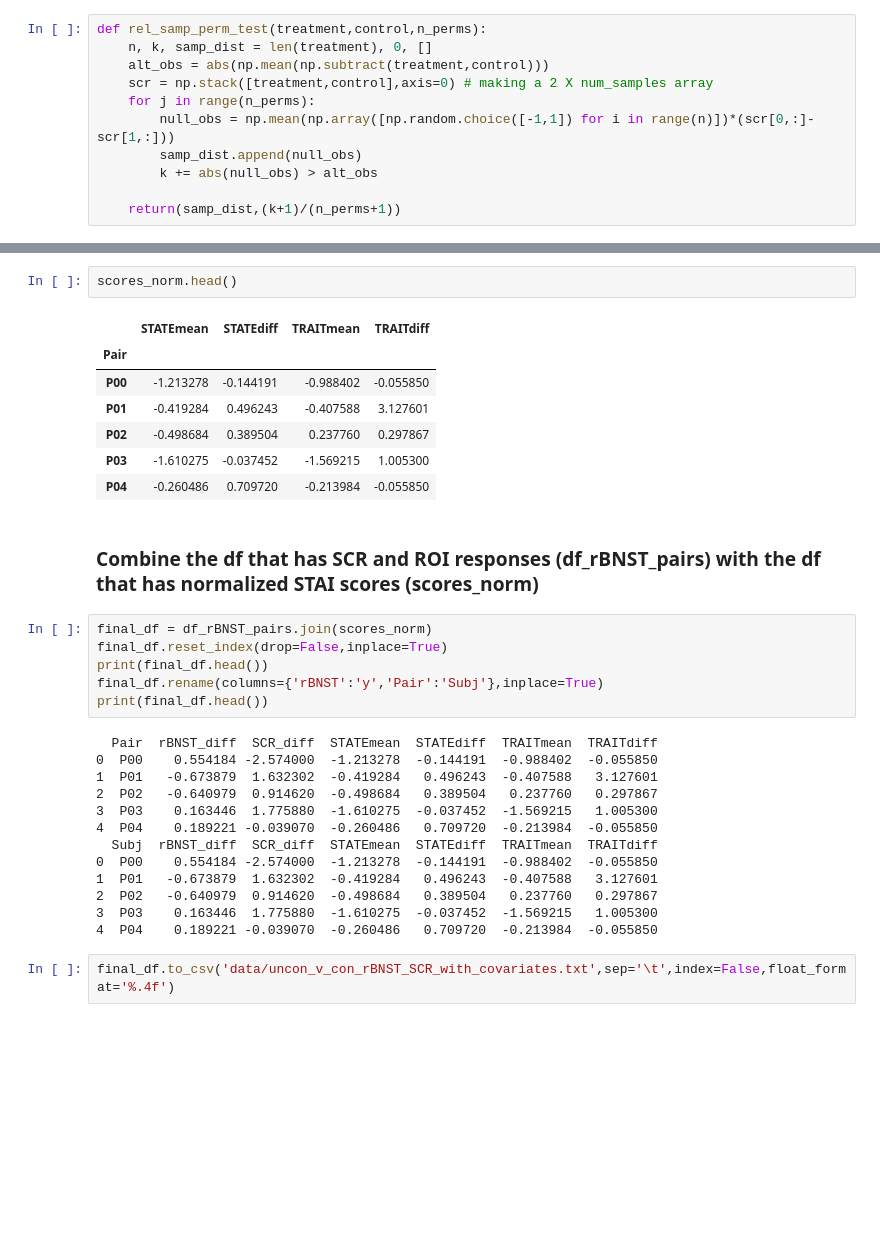
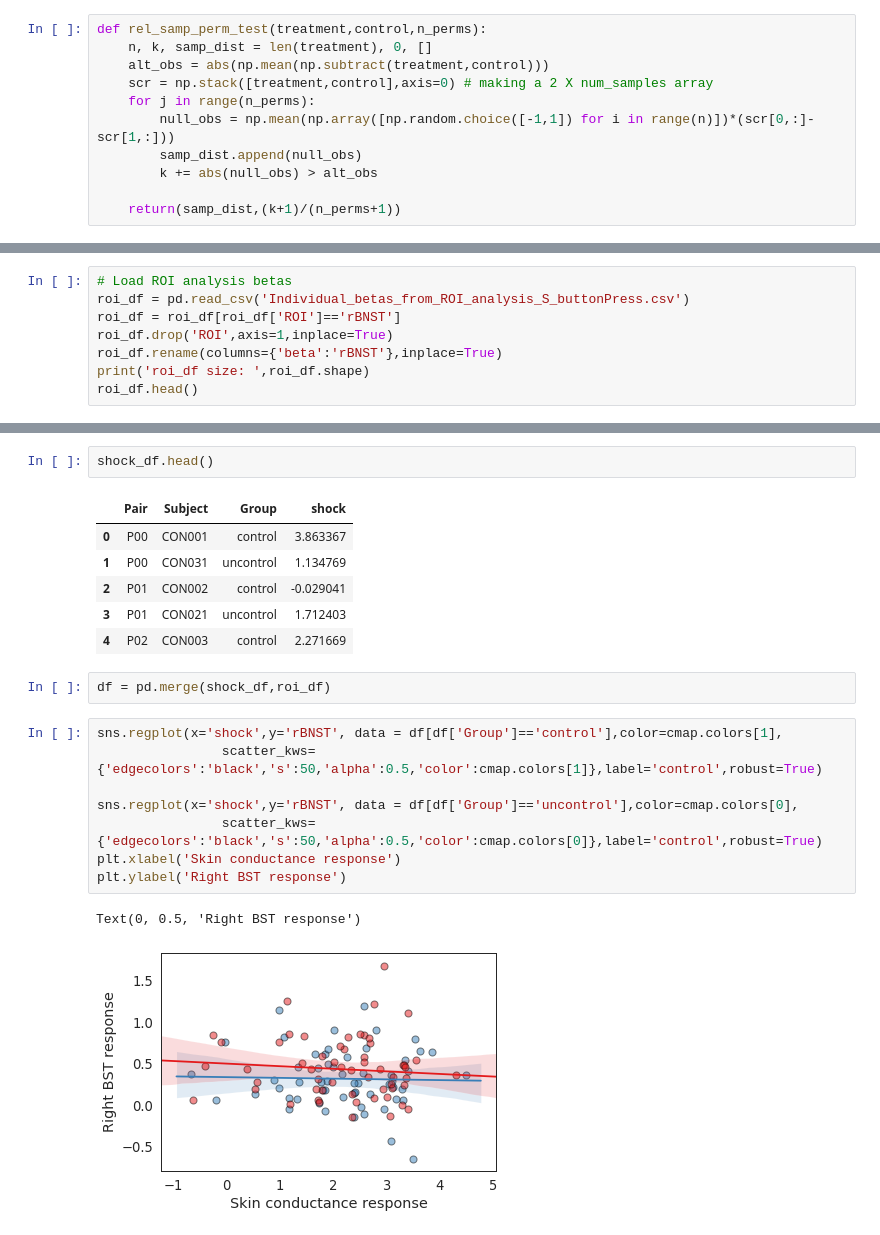
Before and after one commit to chirag90in/eCON_old, a Jupyter notebook: eCON/06b-SCR_analysis.ipynb, the cells around one changed output, grey strips where cells are left out. Drawn from its saved outputs; the diff is of its cells as text; blank space fills up the shorter version.

```diff
--- a/eCON/06b-SCR_analysis.ipynb
+++ b/eCON/06b-SCR_analysis.ipynb
@@ -287,0 +245,8 @@ scores_norm = pd.DataFrame(ss.fit_transform(new_score_df[[('STATE', 'mean'),('ST
+# %%
+# Load ROI analysis betas
+roi_df = pd.read_csv('Individual_betas_from_ROI_analysis_S_buttonPress.csv')
+roi_df = roi_df[roi_df['ROI']=='rBNST']
+roi_df.drop('ROI',axis=1,inplace=True)
+roi_df.rename(columns={'beta':'rBNST'},inplace=True)
+print('roi_df size: ',roi_df.shape)
+roi_df.head()
@@ -288,33 +261,22 @@ scores_norm = pd.DataFrame(ss.fit_transform(new_score_df[[('STATE', 'mean'),('ST
 # %%
-scores_norm.head()
+shock_df.head()
 # %% [output]
-|  | STATEmean | STATEdiff | TRAITmean | TRAITdiff |
-| Pair |  |  |  |  |
-| P00 | -1.213278 | -0.144191 | -0.988402 | -0.055850 |
-| P01 | -0.419284 | 0.496243 | -0.407588 | 3.127601 |
-| P02 | -0.498684 | 0.389504 | 0.237760 | 0.297867 |
-| P03 | -1.610275 | -0.037452 | -1.569215 | 1.005300 |
-| P04 | -0.260486 | 0.709720 | -0.213984 | -0.055850 |
+|  | Pair | Subject | Group | shock |
+| 0 | P00 | CON001 | control | 3.863367 |
+| 1 | P00 | CON031 | uncontrol | 1.134769 |
+| 2 | P01 | CON002 | control | -0.029041 |
+| 3 | P01 | CON021 | uncontrol | 1.712403 |
+| 4 | P02 | CON003 | control | 2.271669 |
-# %% [markdown]
-### **Combine the df that has SCR and ROI responses (df_rBNST_pairs) with the df that has normalized STAI scores (scores_norm)**
-# %%
-final_df = df_rBNST_pairs.join(scores_norm)
-final_df.reset_index(drop=False,inplace=True)
-print(final_df.head())
-final_df.rename(columns={'rBNST':'y','Pair':'Subj'},inplace=True)
-print(final_df.head())
-# %% [output]
-  Pair  rBNST_diff  SCR_diff  STATEmean  STATEdiff  TRAITmean  TRAITdiff
-0  P00    0.554184 -2.574000  -1.213278  -0.144191  -0.988402  -0.055850
-1  P01   -0.673879  1.632302  -0.419284   0.496243  -0.407588   3.127601
-2  P02   -0.640979  0.914620  -0.498684   0.389504   0.237760   0.297867
-3  P03    0.163446  1.775880  -1.610275  -0.037452  -1.569215   1.005300
-4  P04    0.189221 -0.039070  -0.260486   0.709720  -0.213984  -0.055850
-  Subj  rBNST_diff  SCR_diff  STATEmean  STATEdiff  TRAITmean  TRAITdiff
-0  P00    0.554184 -2.574000  -1.213278  -0.144191  -0.988402  -0.055850
-1  P01   -0.673879  1.632302  -0.419284   0.496243  -0.407588   3.127601
-2  P02   -0.640979  0.914620  -0.498684   0.389504   0.237760   0.297867
-3  P03    0.163446  1.775880  -1.610275  -0.037452  -1.569215   1.005300
-4  P04    0.189221 -0.039070  -0.260486   0.709720  -0.213984  -0.055850
-# %%
-final_df.to_csv('data/uncon_v_con_rBNST_SCR_with_covariates.txt',sep='\t',index=False,float_format='%.4f')
+# %%
+df = pd.merge(shock_df,roi_df)
+# %%
+sns.regplot(x='shock',y='rBNST', data = df[df['Group']=='control'],color=cmap.colors[1],
+                scatter_kws= {'edgecolors':'black','s':50,'alpha':0.5,'color':cmap.colors[1]},label='control',robust=True)
+
+sns.regplot(x='shock',y='rBNST', data = df[df['Group']=='uncontrol'],color=cmap.colors[0],
+                scatter_kws= {'edgecolors':'black','s':50,'alpha':0.5,'color':cmap.colors[0]},label='control',robust=True)
+plt.xlabel('Skin conductance response')
+plt.ylabel('Right BST response')
+# %% [output]
+Text(0, 0.5, 'Right BST response')
+[figure, added]
```
Also changed, not shown: parts of 38 cells of this notebook, 3 other files.
